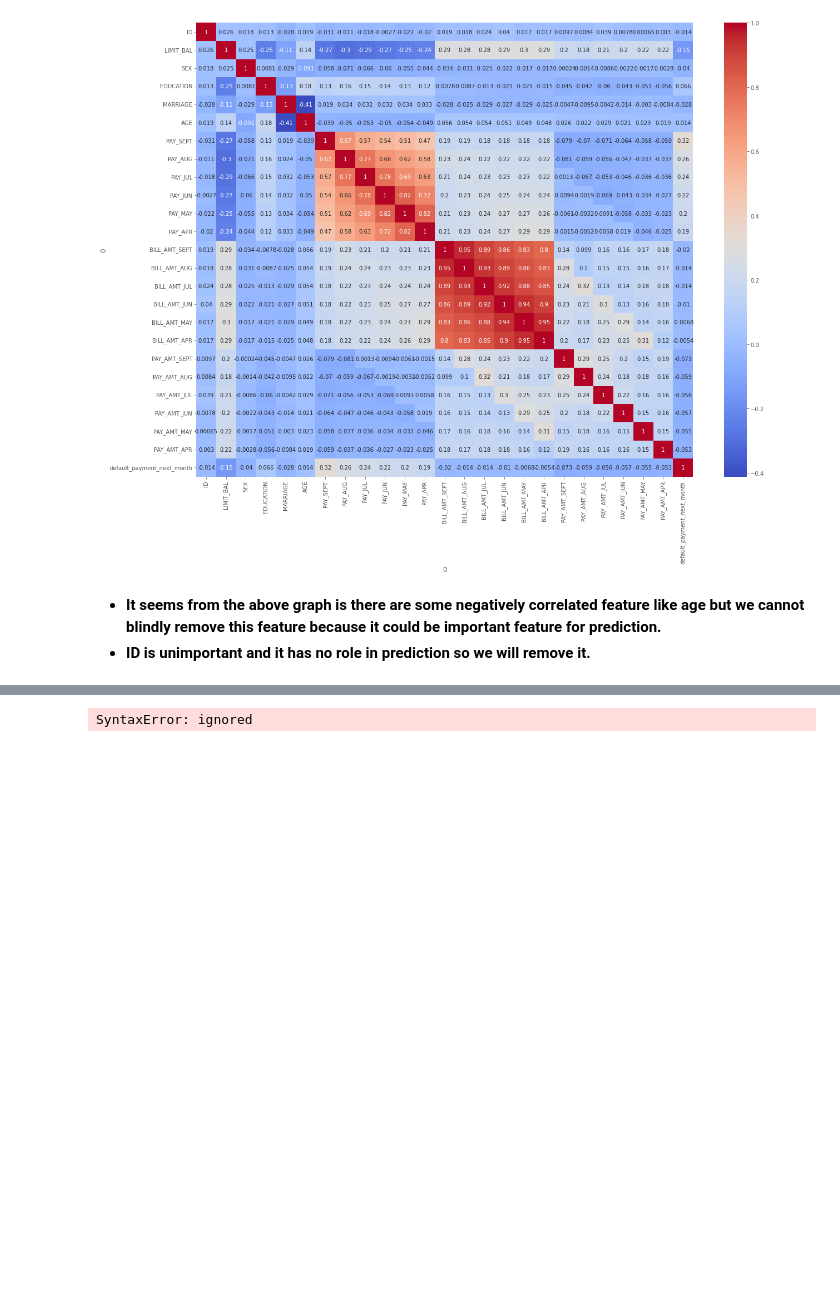
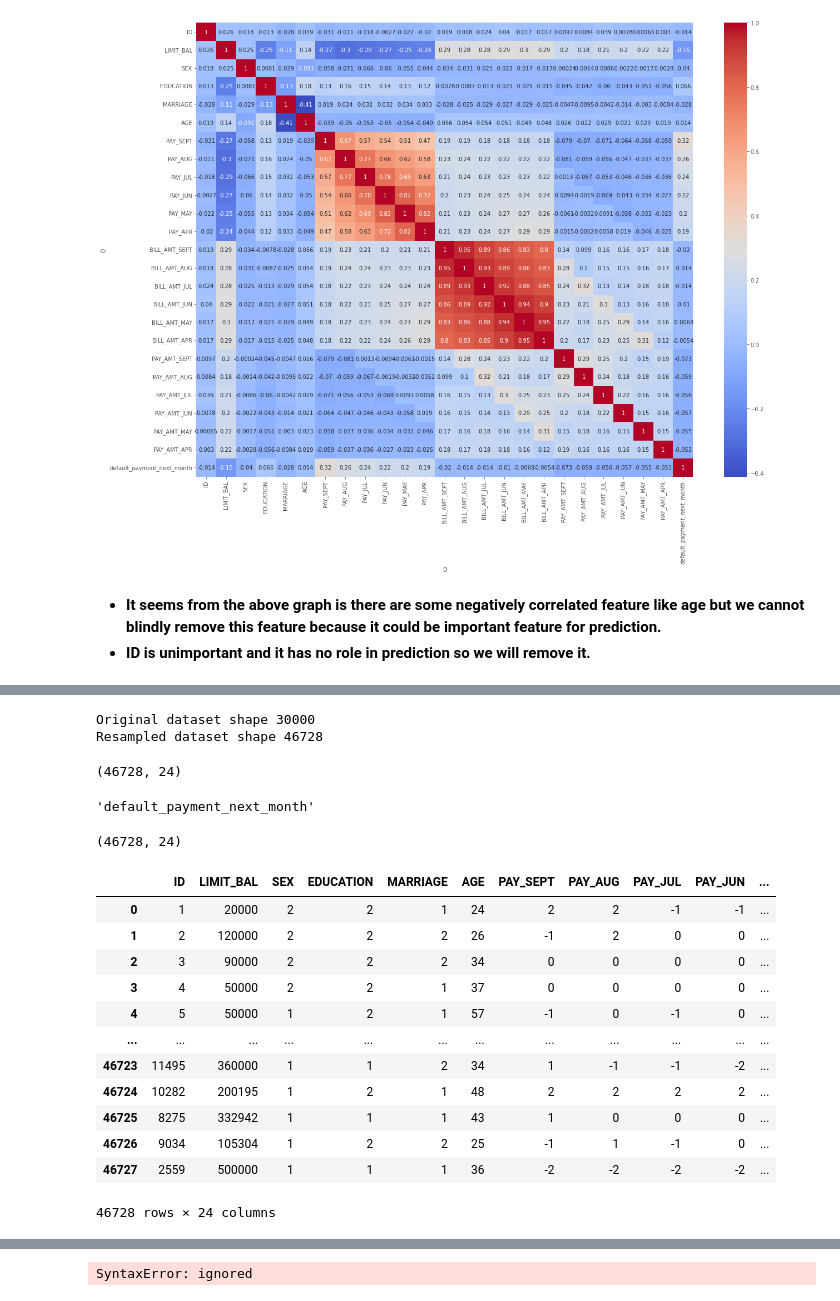
Before and after one commit to harshithgowdakc/Credit-Card-Default-Prediction, a Jupyter notebook: Credit_Card_Default_Prediction.ipynb, the cells around one changed output, grey strips where cells are left out. Drawn from its saved outputs; the diff is of its cells as text; code cells hidden in the pictures; blank space fills up the shorter version.

```diff
--- a/Credit_Card_Default_Prediction.ipynb
+++ b/Credit_Card_Default_Prediction.ipynb
@@ -763,0 +793,18 @@ sns.heatmap(df.corr(),annot=True,cmap="coolwarm")
+# %%
+#import the module
+from imblearn.over_sampling import SMOTE
+
+smote = SMOTE()
+
+# fit predictor and target variable
+x_smote, y_smote = smote.fit_resample(df.iloc[:,0:-1], df['default_payment_next_month'])
+
+print('Original dataset shape', len(df))
+print('Resampled dataset shape', len(y_smote))
+# %% [output]
+Original dataset shape 30000
+Resampled dataset shape 46728
+# %%
+x_smote.shape
+# %% [output]
+(46728, 24)
@@ -763,0 +813,4 @@ sns.heatmap(df.corr(),annot=True,cmap="coolwarm")
+# %%
+columns.pop()
+# %% [output]
+'default_payment_next_month'
@@ -763,0 +819,20 @@ sns.heatmap(df.corr(),annot=True,cmap="coolwarm")
+# %%
+balance_df.shape
+# %% [output]
+(46728, 24)
+# %%
+balance_df
+# %% [output]
+|  | ID | LIMIT_BAL | SEX | EDUCATION | MARRIAGE | AGE | PAY_SEPT | PAY_AUG | PAY_JUL | PAY_JUN | ... |
+| 0 | 1 | 20000 | 2 | 2 | 1 | 24 | 2 | 2 | -1 | -1 | ... |
+| 1 | 2 | 120000 | 2 | 2 | 2 | 26 | -1 | 2 | 0 | 0 | ... |
+| 2 | 3 | 90000 | 2 | 2 | 2 | 34 | 0 | 0 | 0 | 0 | ... |
+| 3 | 4 | 50000 | 2 | 2 | 1 | 37 | 0 | 0 | 0 | 0 | ... |
+| 4 | 5 | 50000 | 1 | 2 | 1 | 57 | -1 | 0 | -1 | 0 | ... |
+| ... | ... | ... | ... | ... | ... | ... | ... | ... | ... | ... | ... |
+| 46723 | 11495 | 360000 | 1 | 1 | 2 | 34 | 1 | -1 | -1 | -2 | ... |
+| 46724 | 10282 | 200195 | 1 | 2 | 1 | 48 | 2 | 2 | 2 | 2 | ... |
+| 46725 | 8275 | 332942 | 1 | 1 | 1 | 43 | 1 | 0 | 0 | 0 | ... |
+| 46726 | 9034 | 105304 | 1 | 2 | 2 | 25 | -1 | 1 | -1 | 0 | ... |
+| 46727 | 2559 | 500000 | 1 | 1 | 1 | 36 | -2 | -2 | -2 | -2 | ... |
+46728 rows × 24 columns
```
Also changed, not shown: parts of 35 cells of this notebook.
